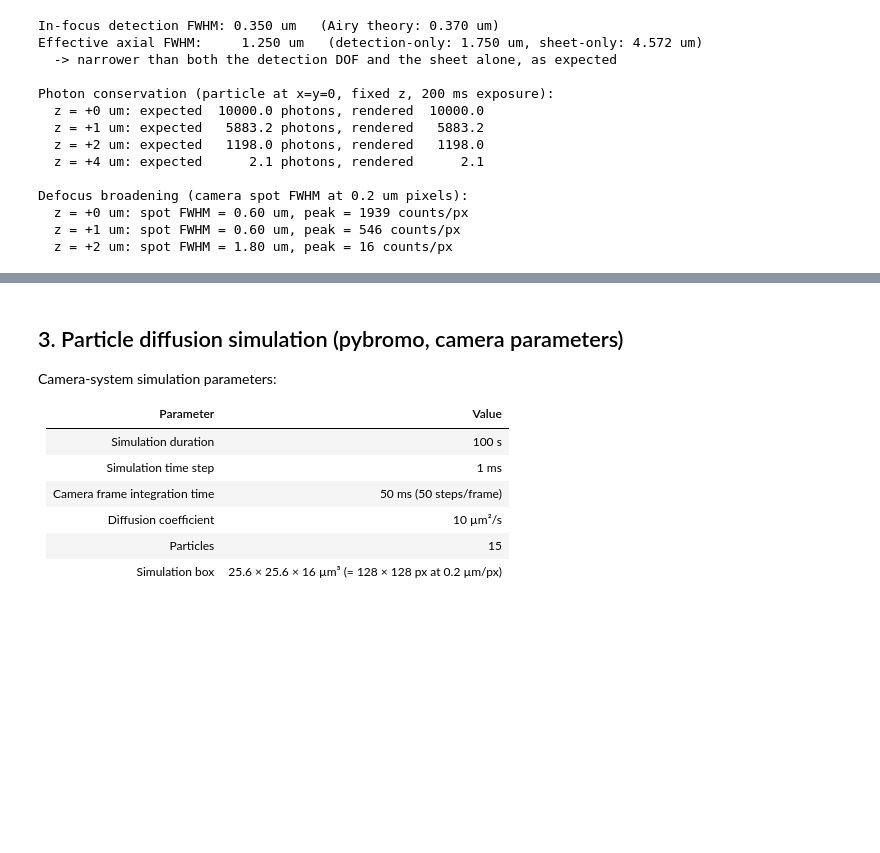
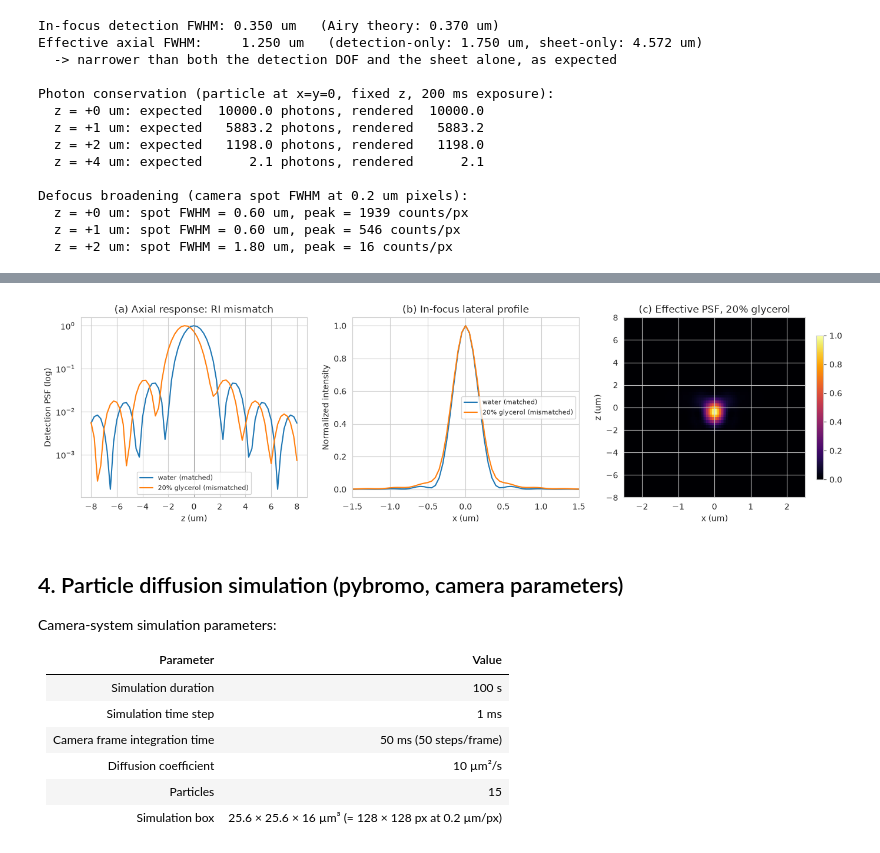
Before and after one commit to Tomkaehst/H2MM-FRET-Blinking, a Jupyter notebook: 5_LightSheet_Camera_Simulation.ipynb, the cells around one changed output, grey strips where cells are left out. Saved outputs shown, nothing was run; the diff lists cells and outputs as text; code cells hidden in the pictures; blank space fills up the shorter version.

```diff
--- a/5_LightSheet_Camera_Simulation.ipynb
+++ b/5_LightSheet_Camera_Simulation.ipynb
@@ -167,5 +222,36 @@ plt.savefig('lightsheet_sim_plots/fig1_psf_validation.png', dpi=150, bbox_inches
+# %%
+fig, axes = plt.subplots(1, 3, figsize=(14, 4))
+
+# (a) axial detection profiles: matched vs mismatched (log y)
+c = ls_water.nx // 2
+axes[0].semilogy(ls_water.z_um, ls_water.detection_psf[:, c, c], label='water (matched)')
+axes[0].semilogy(ls_glyc.z_um, ls_glyc.detection_psf[:, c, c], label='20% glycerol (mismatched)')
+axes[0].axvline(0, color='gray', lw=0.5)
+axes[0].set_xlabel('z (um)'); axes[0].set_ylabel('Detection PSF (log)')
+axes[0].set_title('(a) Axial response: RI mismatch'); axes[0].legend(fontsize=8)
+
+# (b) lateral in-focus profiles
+k_w = ls_water.detection_kernel(0.0); k_g = ls_glyc.detection_kernel(0.0)
+axes[1].plot(ls_water.x_um, k_w[c] / k_w[c].max(), label='water (matched)')
+axes[1].plot(ls_glyc.x_um, k_g[c] / k_g[c].max(), label='20% glycerol (mismatched)')
+axes[1].set_xlim(-1.5, 1.5)
+axes[1].set_xlabel('x (um)'); axes[1].set_ylabel('Normalized intensity')
+axes[1].set_title('(b) In-focus lateral profile'); axes[1].legend(fontsize=8)
+
+# (c) XZ projection of the mismatched effective PSF
+xz_g = ls_glyc.psf_volume[:, c, :]
+im = axes[2].imshow(xz_g, extent=[ls_glyc.x_um[0], ls_glyc.x_um[-1],
+                                  ls_glyc.z_um[0], ls_glyc.z_um[-1]],
+                    origin='lower', cmap='inferno', aspect='auto')
+axes[2].set_xlabel('x (um)'); axes[2].set_ylabel('z (um)')
+axes[2].set_title('(c) Effective PSF, 20% glycerol')
+plt.colorbar(im, ax=axes[2], shrink=0.8)
+plt.tight_layout()
+plt.savefig('lightsheet_sim_plots/fig2_glycerol_effect.png', dpi=150, bbox_inches='tight');
+# %% [output]
+[figure, added]
 # %% [markdown]
-## 3. Particle diffusion simulation (pybromo, camera parameters)
+## 4. Particle diffusion simulation (pybromo, camera parameters)
 
 Camera-system simulation parameters:
 
```
Also changed, not shown: parts of 17 cells of this notebook, 11 other files.
